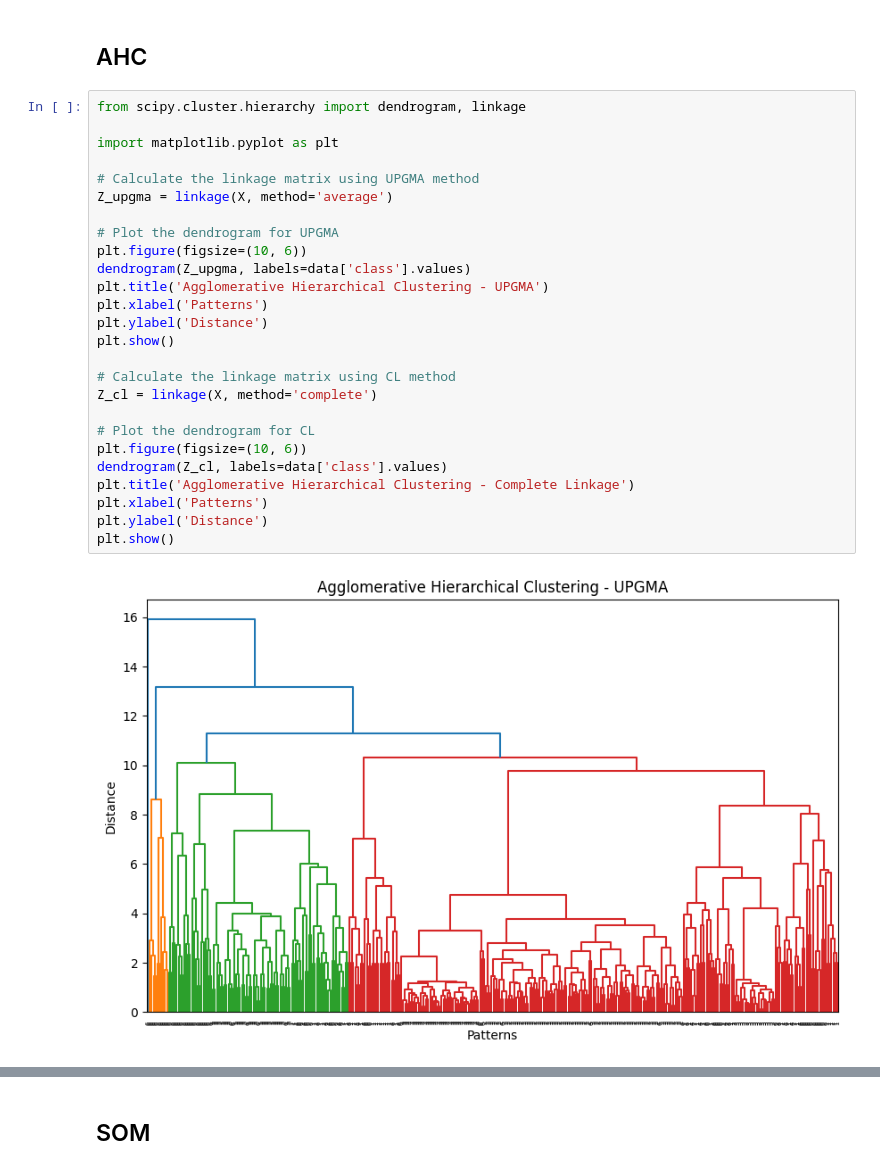
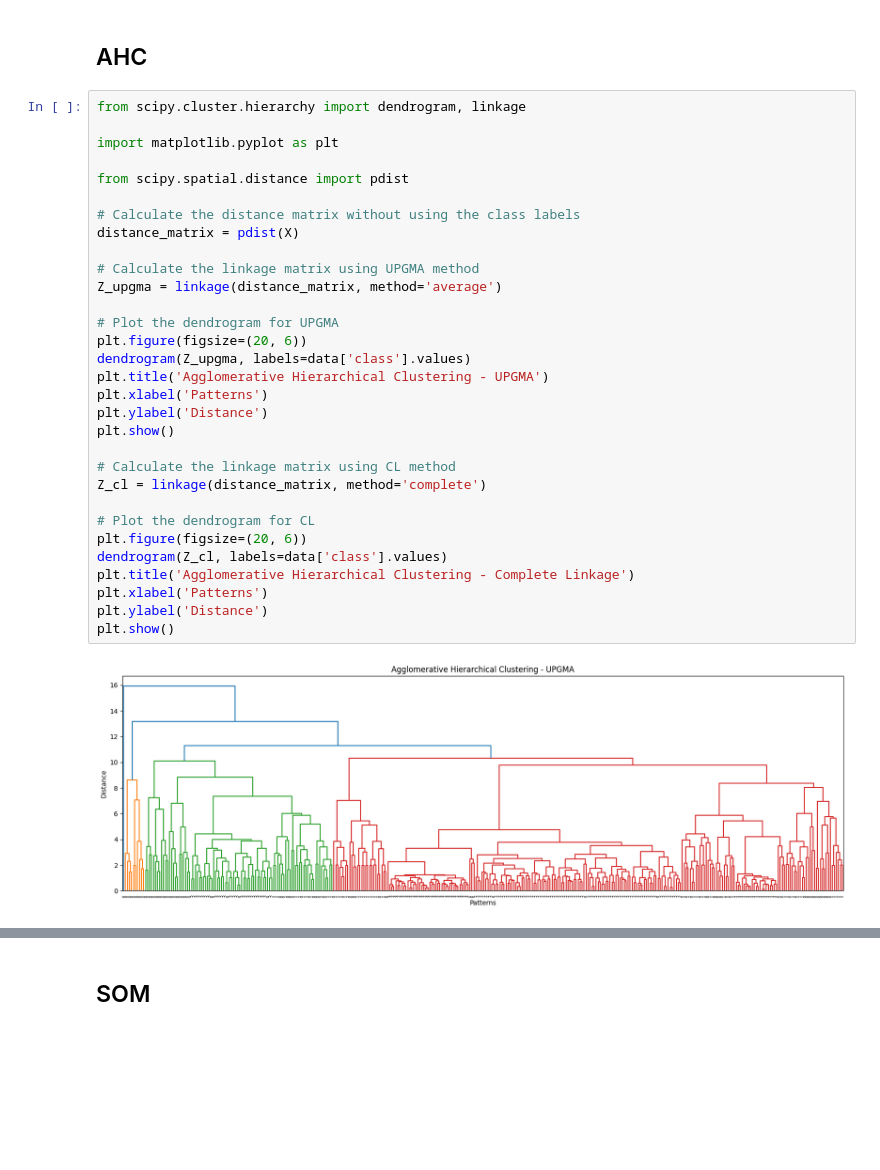
Before and after one commit to miqalvarez/A3, a Jupyter notebook: a3-data-exercise.ipynb, the cells around one changed output, grey strips where cells are left out. Drawn from its saved outputs; the diff is of its cells as text; blank space fills up the shorter version.

```diff
--- a/a3-data-exercise.ipynb
+++ b/a3-data-exercise.ipynb
@@ -136,28 +136,33 @@ plt.show()
 # %%
 from scipy.cluster.hierarchy import dendrogram, linkage
 
 import matplotlib.pyplot as plt
 
+from scipy.spatial.distance import pdist
+
+# Calculate the distance matrix without using the class labels
+distance_matrix = pdist(X)
+
 # Calculate the linkage matrix using UPGMA method
-Z_upgma = linkage(X, method='average')
+Z_upgma = linkage(distance_matrix, method='average')
 
 # Plot the dendrogram for UPGMA
-plt.figure(figsize=(10, 6))
+plt.figure(figsize=(20, 6))
 dendrogram(Z_upgma, labels=data['class'].values)
 plt.title('Agglomerative Hierarchical Clustering - UPGMA')
 plt.xlabel('Patterns')
 plt.ylabel('Distance')
 plt.show()
 
 # Calculate the linkage matrix using CL method
-Z_cl = linkage(X, method='complete')
+Z_cl = linkage(distance_matrix, method='complete')
 
 # Plot the dendrogram for CL
-plt.figure(figsize=(10, 6))
+plt.figure(figsize=(20, 6))
 dendrogram(Z_cl, labels=data['class'].values)
 plt.title('Agglomerative Hierarchical Clustering - Complete Linkage')
 plt.xlabel('Patterns')
 plt.ylabel('Distance')
 plt.show()
 # %% [output]
-[figure, old version]
+[figure, new version]
```
Also changed, not shown: parts of 3 cells of this notebook, 19 other files.
